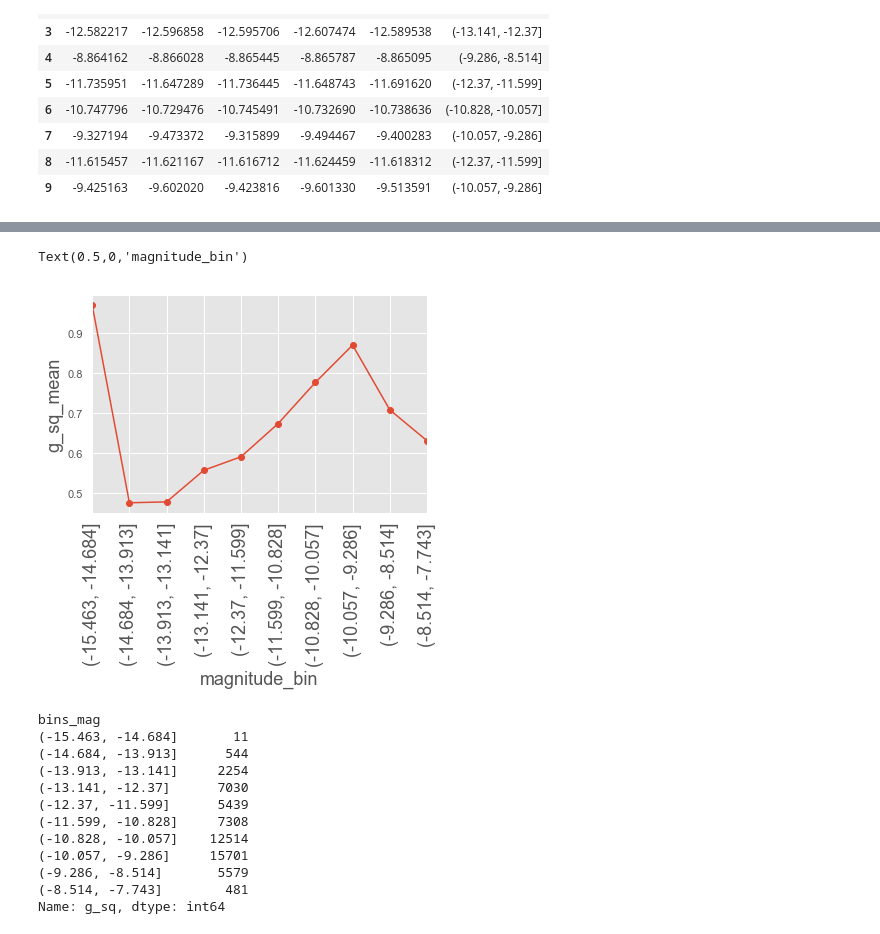
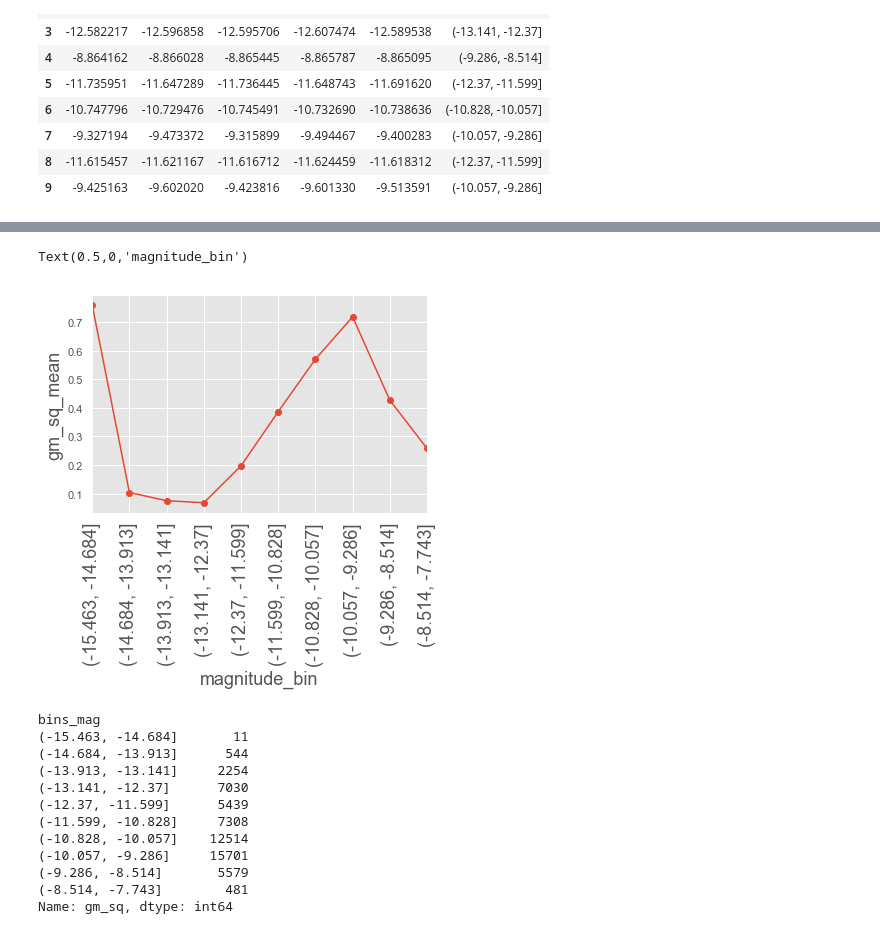
Before and after one commit to bpRsh/2019_shear_analysis_after_dmstack, a Jupyter notebook: Dec_2019/Dec_05/a02_g_sq_mean_for_magnitude_bins.ipynb, the cells around one changed output, grey strips where cells are left out. Saved outputs shown, nothing was run; the diff lists cells and outputs as text; code cells hidden in the pictures.

```diff
--- a/Dec_2019/Dec_05/a02_g_sq_mean_for_magnitude_bins.ipynb
+++ b/Dec_2019/Dec_05/a02_g_sq_mean_for_magnitude_bins.ipynb
@@ -212,13 +197,13 @@ df.head(1000)
 # %%
-df.groupby('bins_mag')['g_sq'].mean().plot(marker='o')
+df.groupby('bins_mag')['gm_sq'].mean().plot(marker='o')
 plt.xticks(rotation=90,fontsize=18)
-plt.ylabel('g_sq_mean',fontsize=18)
+plt.ylabel('gm_sq_mean',fontsize=18)
 plt.xlabel('magnitude_bin',fontsize=18)
 # %% [output]
 Text(0.5,0,'magnitude_bin')
-[figure, old version]
+[figure, new version]
 # %%
-df.groupby('bins_mag')['g_sq'].count()
+df.groupby('bins_mag')['gm_sq'].count()
 # %% [output]
 bins_mag
 (-15.463, -14.684]       11
@@ -231,4 +216,4 @@ bins_mag
 (-10.057, -9.286]     15701
 (-9.286, -8.514]       5579
 (-8.514, -7.743]        481
-Name: g_sq, dtype: int64
+Name: gm_sq, dtype: int64
```
Also changed, not shown: parts of 1 cell of this notebook.
